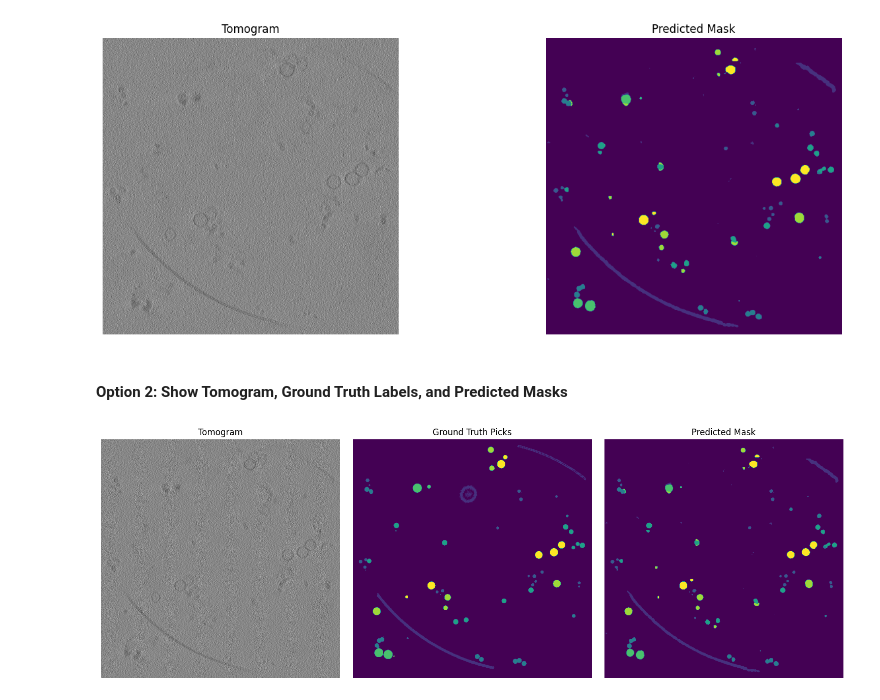
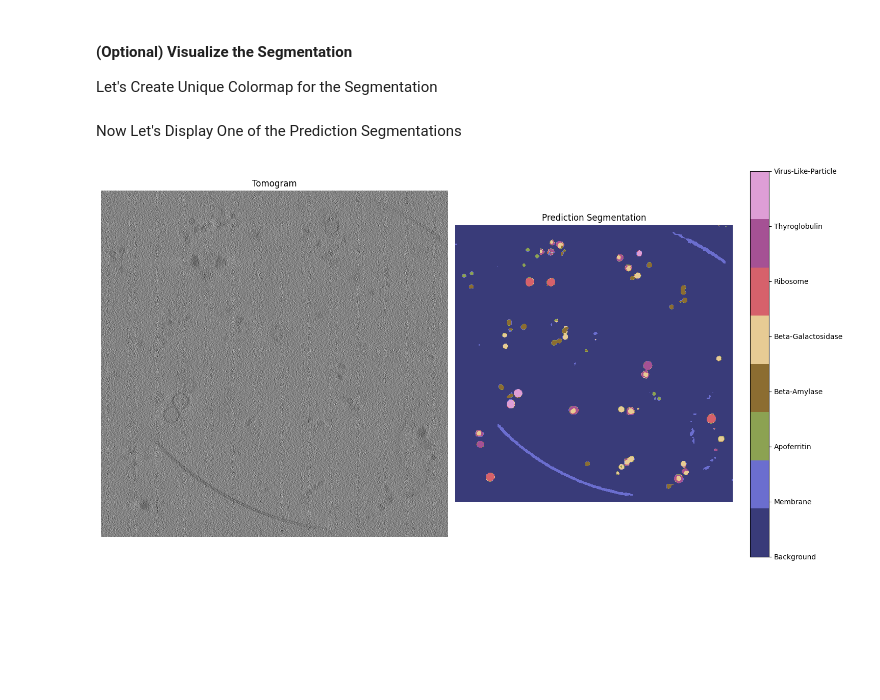
Before and after one commit to chanzuckerberg/octopi, a Jupyter notebook: notebooks/segment.ipynb, the cells around one changed output. Drawn from its saved outputs; the diff is of its cells as text; code cells hidden in the pictures; blank space fills up the shorter version.

```diff
--- a/notebooks/segment.ipynb
+++ b/notebooks/segment.ipynb
@@ -33,22 +73,57 @@ predictions = predict._predict_on_gpu(runIDs, 10, 'wbp')
+# %% [markdown]
+#### (Optional) Visualize the Segmentation
+
+Let's Create Unique Colormap for the Segmentation
+# %%
+tomo_index = 0
+vol_slice = 90
+
+root = copick.from_file(config)
+run = root.get_run(run_ids[tomo_index])
+
+vol = io.get_tomogram_array(run, voxel_size, tomo_algorithm)
+seg = io.get_segmentation_array(run, voxel_size, seg_info[0], seg_info[2], seg_info[1])
+
+# Example segmentation labels and their corresponding names
+seg_labels = {0: 'Background', 1: 'Membrane', 2: 'Apoferritin', 3: 'Beta-Amylase',
+              4: 'Beta-Galactosidase', 5: 'Ribosome', 6: 'Thyroglobulin', 7: 'Virus-Like-Particle'}
+num_classes = len(seg_labels)
+
+# Check unique values in segmentation to ensure correct mapping
+unique_values = np.unique(seg)
+
+# Dynamically update the labels and colormap based on unique values
+seg_labels_filtered = {k: v for k, v in seg_labels.items() if k in unique_values}
+num_classes = len(seg_labels_filtered)
+
+# Create a discrete colormap
+colors = plt.cm.tab20b(np.linspace(0, 1, num_classes))  # You can use other colormaps like 'Set3', 'tab20', etc.
+cmap = mcolors.ListedColormap(colors)
+bounds = list(seg_labels_filtered.keys()) + [max(seg_labels_filtered.keys())]
+norm = mcolors.BoundaryNorm(bounds, cmap.N)
+# %% [markdown]
+Now Let's Display One of the Prediction Segmentations
 # %%
-tomo_index = 0
+# Plot the images
+plt.figure(figsize=(15, 8))
 
-# Plot the images
-plt.figure(figsize=(15, 5))
-
+# Tomogram plot
 plt.subplot(1, 2, 1)
 plt.title('Tomogram')
-plt.imshow(test_files[tomo_index]['image'][60], cmap='gray')
+plt.imshow(vol[vol_slice], cmap='gray')
 plt.axis('off')
 
+# Prediction segmentation plot
 plt.subplot(1, 2, 2)
-plt.title('Predicted Mask')
-plt.imshow(predictions[tomo_index][60],cmap='viridis')
+plt.title('Prediction Segmentation')
+im = plt.imshow(seg[vol_slice], cmap=cmap)  # Use norm and cmap for segmentation
 plt.axis('off')
+
+# Add the labeled color bar
+cbar = plt.colorbar(im, ticks=list(seg_labels_filtered.keys()))
+cbar.ax.set_yticklabels([seg_labels_filtered[i] for i in seg_labels_filtered.keys()])  # Set custom labels
 
 plt.tight_layout()
 plt.show()
 # %% [output]
-[figure, old version]
+[figure, new version]
-# %% [markdown]
-#### Option 2: Show Tomogram, Ground Truth Labels, and Predicted Masks
@@ -63,25 +129,0 @@ predictions = predict._predict_on_gpu(runIDs, 10, 'wbp')
-# %%
-tomo_index = 0
-
-# Plot the images
-plt.figure(figsize=(15, 5))
-
-plt.subplot(1, 3, 1)
-plt.title('Tomogram')
-plt.imshow(test_files[tomo_index]['image'][60], cmap='gray')
-plt.axis('off')
-
-plt.subplot(1, 3, 2)
-plt.title('Ground Truth Picks')
-plt.imshow(test_files[tomo_index]['label'][60], cmap='viridis')
-plt.axis('off')
-
-plt.subplot(1, 3, 3)
-plt.title('Predicted Mask')
-plt.imshow(predictions[tomo_index][60],cmap='viridis')
-plt.axis('off')
-
-plt.tight_layout()
-plt.show()
-# %% [output]
-[figure, removed]
```
Also changed, not shown: parts of 11 cells of this notebook, 26 other files.
